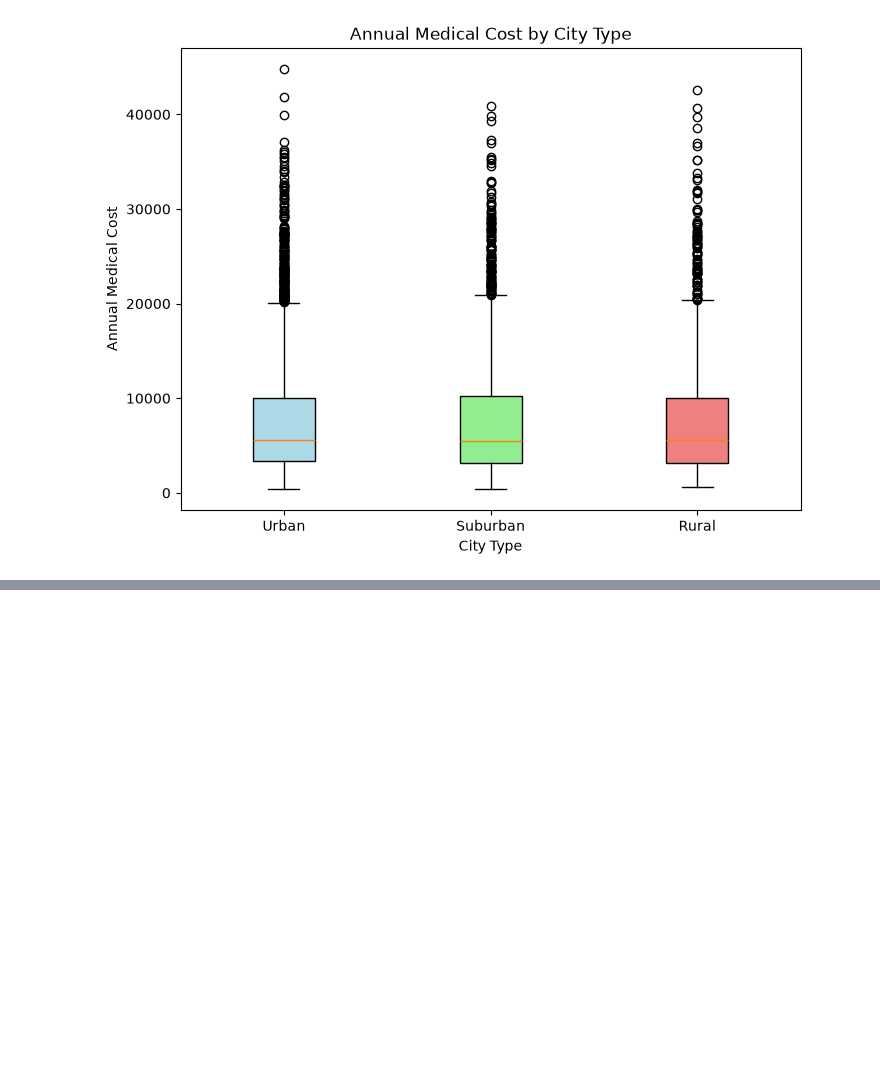
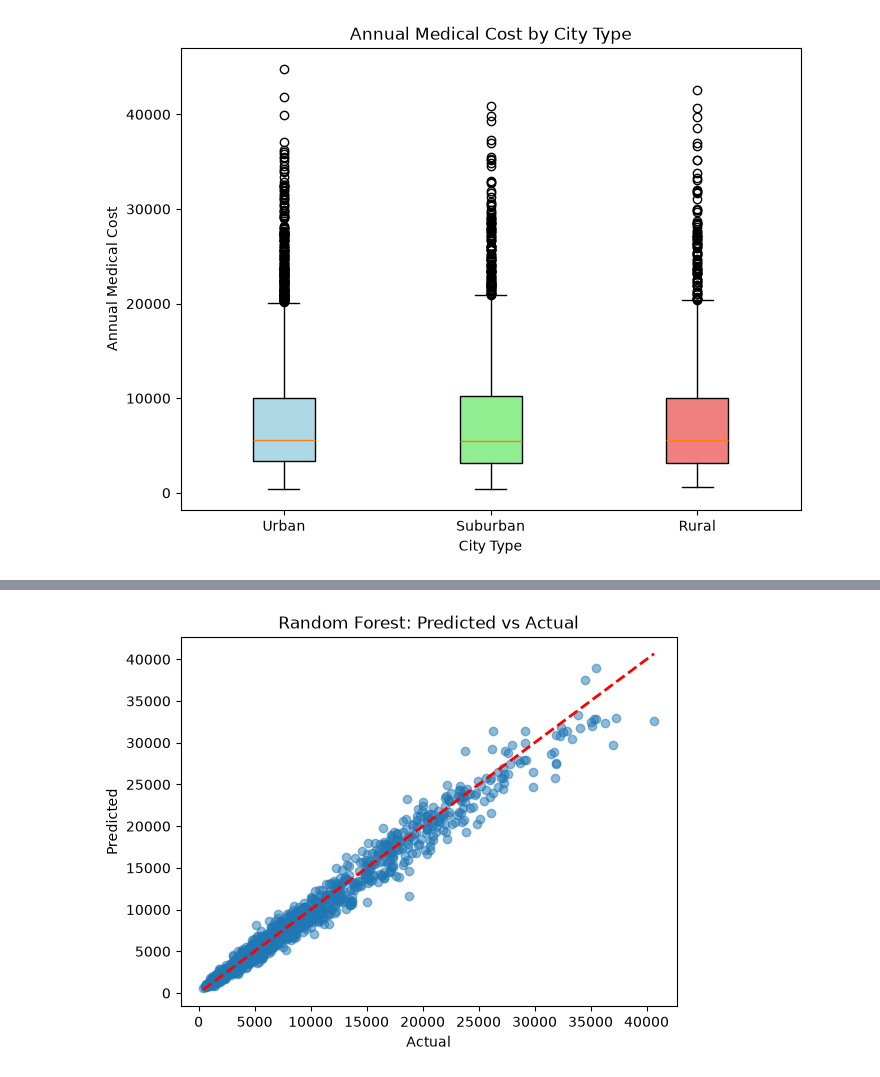
Before and after one commit to tristanm71/4368-Final-Project, a Jupyter notebook: main.ipynb, the cells around one changed output, grey strips where cells are left out. Cells and saved outputs as stored; diff of their text form; code cells hidden in the pictures; blank space fills up the shorter version.

```diff
--- a/main.ipynb
+++ b/main.ipynb
@@ -396,0 +564,13 @@ Dummy Regressor R^2: -0.1097
+# %%
+#Random Forest Predicted vs Actual Plot
+rf_model = models["Random Forest"]
+y_pred_rf = rf_model.predict(X_test)
+
+plt.scatter(y_test, y_pred_rf, alpha=0.5)
+plt.plot([y_test.min(), y_test.max()], [y_test.min(), y_test.max()], 'r--', lw=2)
+plt.xlabel('Actual')
+plt.ylabel('Predicted')
+plt.title('Random Forest: Predicted vs Actual')
+plt.show()
+# %% [output]
+[figure, added]
```
Also changed, not shown: parts of 18 cells of this notebook, 2 other files.
